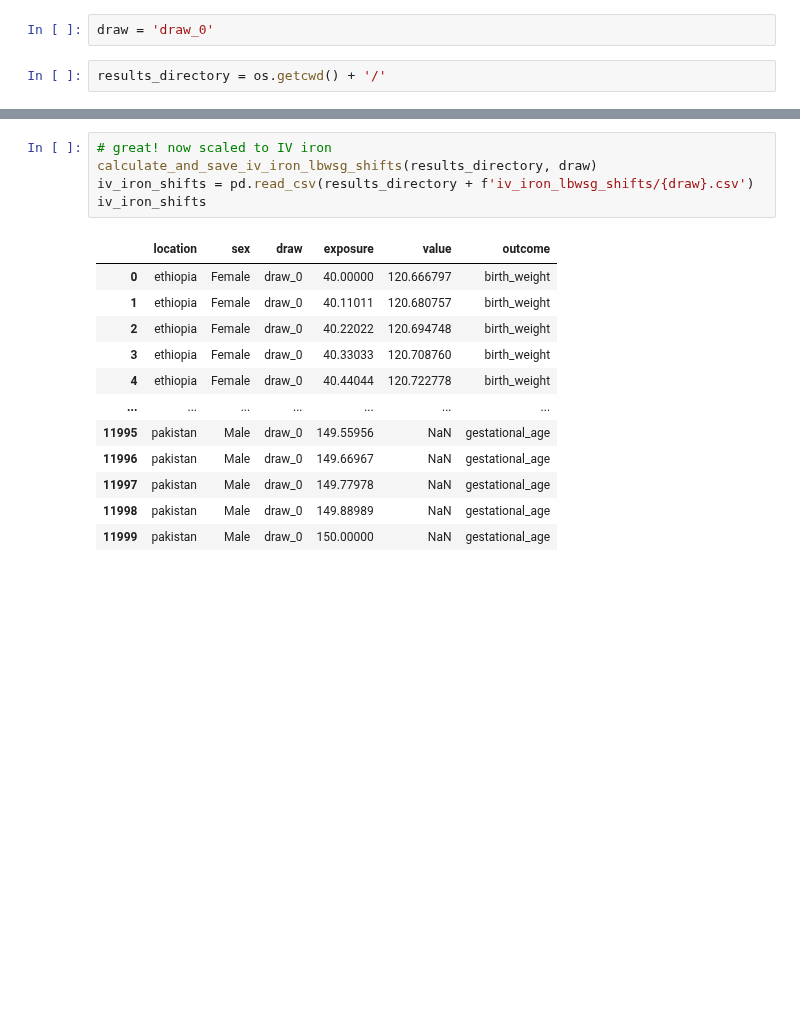
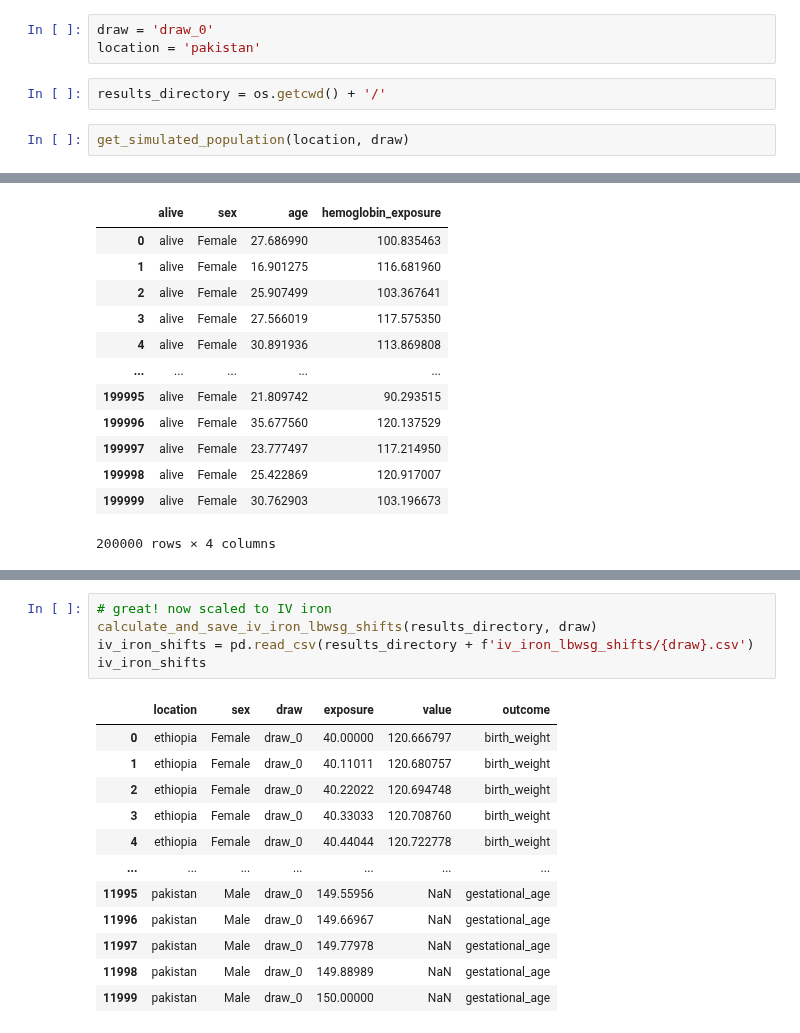
Before and after one commit to ihmeuw/vivarium_gates_mncnh, a Jupyter notebook: src/vivarium_gates_mncnh/data/hgb_pafs_maternal_disorders/function_tester.ipynb, the cells around one changed output, grey strips where cells are left out. Cells and saved outputs as stored; diff of their text form; blank space fills up the shorter version.

```diff
--- a/src/vivarium_gates_mncnh/data/hgb_pafs_maternal_disorders/function_tester.ipynb
+++ b/src/vivarium_gates_mncnh/data/hgb_pafs_maternal_disorders/function_tester.ipynb
@@ -17,4 +8,8 @@ exposure_levels = get_gbd_exposure_levels()
 # %%
 draw = 'draw_0'
+location = 'pakistan'
 # %%
 results_directory = os.getcwd() + '/'
+# %%
+get_simulated_population(location, draw)
+# %% [output]
@@ -21 +23,14 @@ results_directory = os.getcwd() + '/'
+|  | alive | sex | age | hemoglobin_exposure |
+| 0 | alive | Female | 27.686990 | 100.835463 |
+| 1 | alive | Female | 16.901275 | 116.681960 |
+| 2 | alive | Female | 25.907499 | 103.367641 |
+| 3 | alive | Female | 27.566019 | 117.575350 |
+| 4 | alive | Female | 30.891936 | 113.869808 |
+| ... | ... | ... | ... | ... |
+| 199995 | alive | Female | 21.809742 | 90.293515 |
+| 199996 | alive | Female | 35.677560 | 120.137529 |
+| 199997 | alive | Female | 23.777497 | 117.214950 |
+| 199998 | alive | Female | 25.422869 | 120.917007 |
+| 199999 | alive | Female | 30.762903 | 103.196673 |
+200000 rows × 4 columns
 # %%
```
Also changed, not shown: parts of 5 cells of this notebook, 5 other files.
